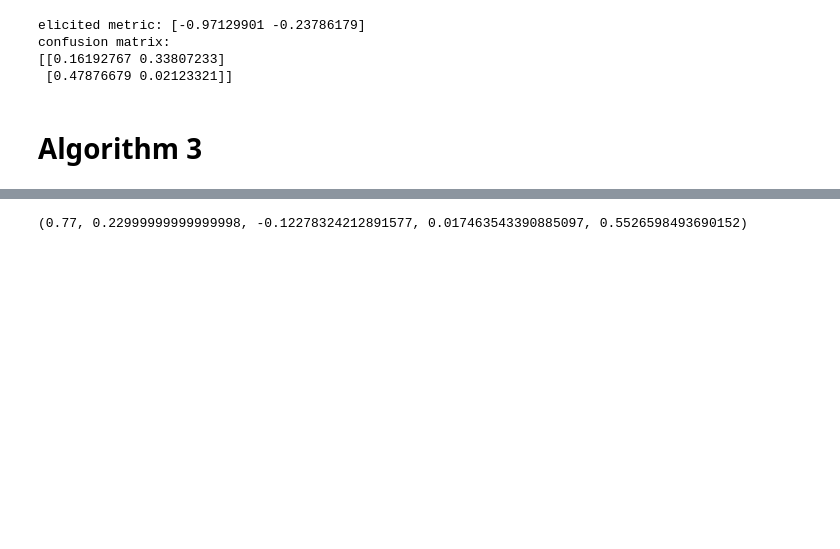
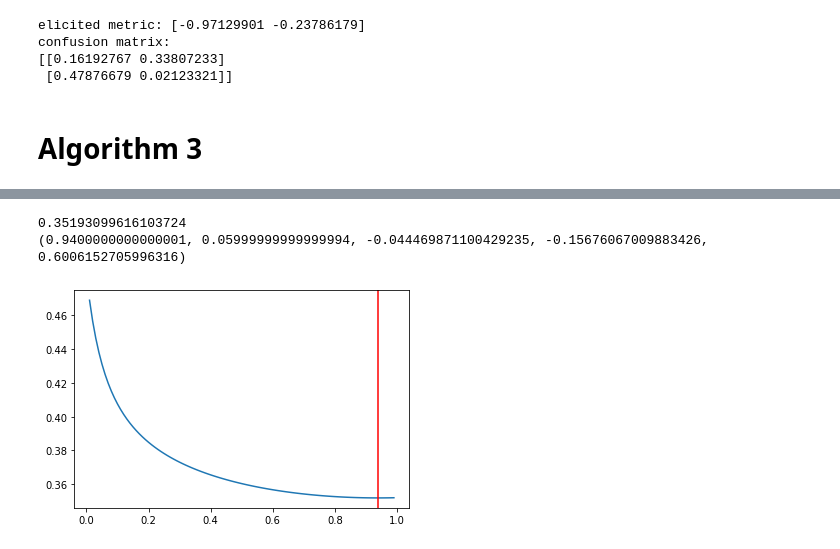
Before and after one commit to zrobertson466920/Probabalistic_Bisection, a Jupyter notebook: LFPM_Elicitation.ipynb, the cells around one changed output, grey strips where cells are left out. Cells and saved outputs as stored; diff of their text form; code cells hidden in the pictures; blank space fills up the shorter version.

```diff
--- a/LFPM_Elicitation.ipynb
+++ b/LFPM_Elicitation.ipynb
@@ -200,7 +203,8 @@ confusion matrix:
 def grid_search_for_p(m11, m00, C0, m11_, m00_, C0_, k, delta):
   sig_opt = np.inf
   p11_opt = 0
-  kt = np.linspace(0, np.pi/2, k//2)+np.linspace(np.pi, np.pi*1.5, k//2)
+  kt = np.append(np.linspace(0, np.pi/2, k//2), np.linspace(np.pi, np.pi*1.5, k//2))
+  sigs=[]
   for p11 in np.arange(0, 1+delta, delta):
     p00 = 1-p11
     P = p11*zeta+p00*(1-zeta)
@@ -208,6 +212,7 @@ def grid_search_for_p(m11, m00, C0, m11_, m00_, C0_, k, delta):
     q0p = C0*P/Qp
     q11p = (p11-m11)*P/Qp
     q00p = (p00-m00)*P/Qp
+
     Qpp = P+C0_-m11_*zeta-m00_*(1-zeta)
     q0pp = C0_*P/Qpp
     q11pp = (p11-m11_)*P/Qpp
@@ -216,7 +221,14 @@ def grid_search_for_p(m11, m00, C0, m11_, m00_, C0_, k, delta):
     phipp = (p11*np.array(list(map(C11, kt)))+p00*np.array(list(map(C00, kt))))/(q11pp*np.array(list(map(C11, kt)))+q00pp*np.array(list(map(C00, kt)))+q0pp)
     r = phip/phipp
     sig = np.std(r)
+    sigs.append(sig)
     if sig<sig_opt:
       sig_opt = sig
       p11_opt = p11
+  rang = np.arange(0, 1+delta, delta)
+  plt.plot(rang, sigs, '-')
+  for idx in np.argwhere(np.isnan(sigs)):
+    sigs[idx[0]]=np.inf
+  print(np.min(sigs))
+  plt.axvline(rang[np.argmin(sigs)], color='r')
   return p11_opt
@@ -223,24 +285,26 @@ def grid_search_for_p(m11, m00, C0, m11_, m00_, C0_, k, delta):
 # %%
 ma,Ca = max_quasiconcave_metric(1e-4, 0.)
-t = np.arccos(ma[0])
-if t > np.pi/2:
-    t = np.pi*2-t
-C0 = phi(t)
+ta = np.arccos(ma[0])
+if ta > np.pi/2:
+    ta = np.pi*2-ta
+C0 = ma[0]*C11(ta)+ma[1]*C00(ta)
 mi,Ci = min_quasiconvex_metric(1e-4, 0.)
-t = np.arccos(mi[0])
-if t > np.pi/2:
-    t = np.pi*2-t
-C0_ = phi(t)
+ti = np.arccos(mi[0])
+if ti > np.pi/2:
+    ti = np.pi*2-ti
+C0_ = mi[0]*C11(ti)+mi[1]*C00(ti)
 p11 = grid_search_for_p(m11=ma[0], m00=ma[1], C0=C0, m11_=mi[0], m00_=mi[1], C0_=C0_, k=2000, delta=0.01)
 p00 = 1-p11
 P = p11*zeta+p00*(1-zeta)
 Q = P+C0-ma[0]*zeta-ma[1]*(1-zeta)
 q0 = C0*P/Q
 q11 = (p11-ma[0])*P/Q
 q00 = (p00-ma[1])*P/Q
 print((p11,p00)+(q11,q00,q0))
 # %% [output]
-(0.77, 0.22999999999999998, -0.12278324212891577, 0.017463543390885097, 0.5526598493690152)
+0.35193099616103724
+(0.9400000000000001, 0.05999999999999994, -0.044469871100429235, -0.15676067009883426, 0.6006152705996316)
+[figure, added]
 # %%
 p00 = 1-p11
 P = p11*zeta+p00*(1-zeta)
```
Also changed, not shown: parts of 12 cells of this notebook, 1 other file.
